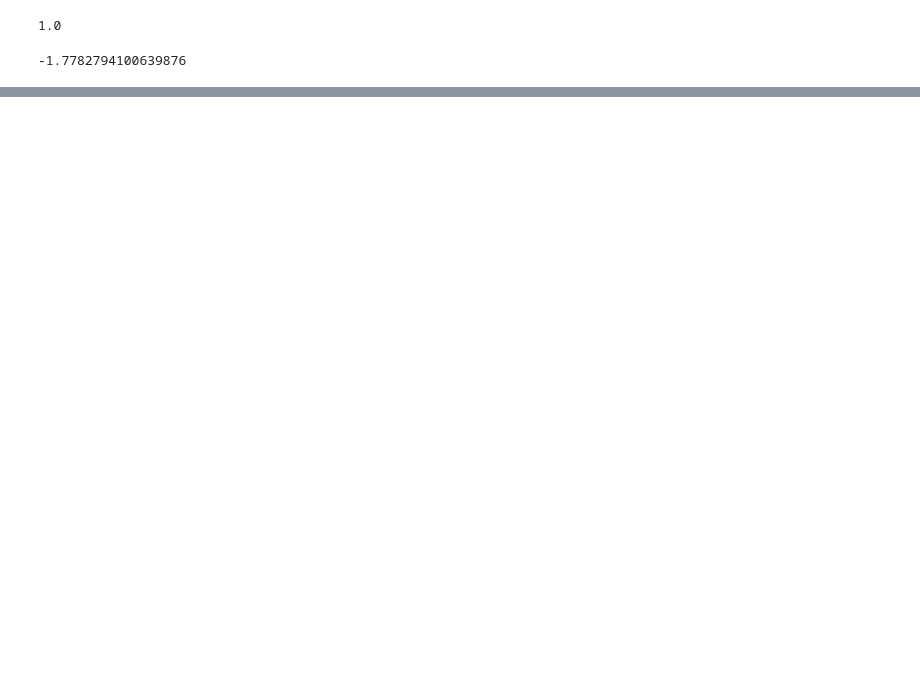
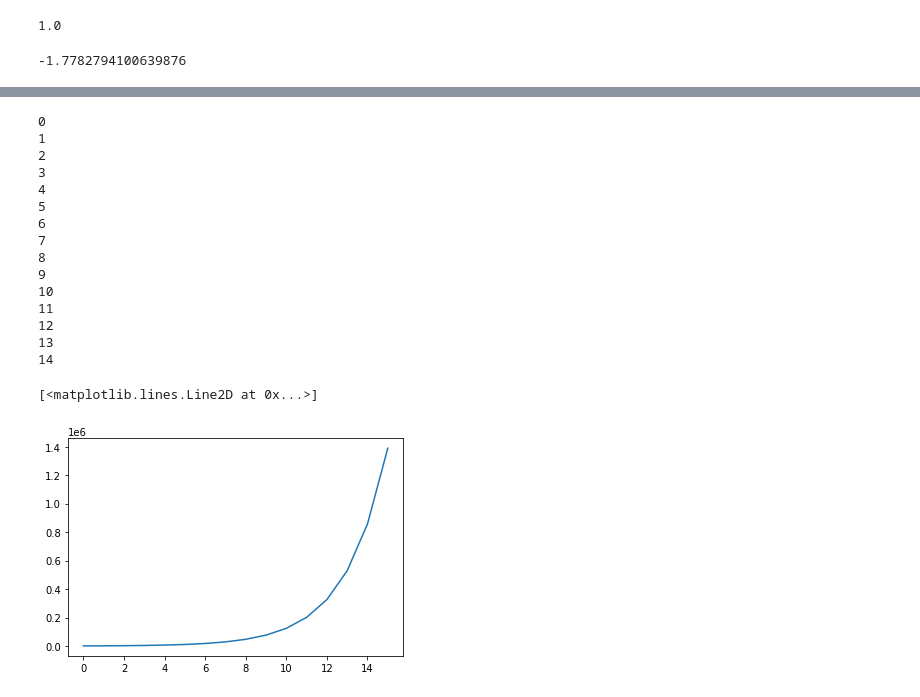
Before and after one commit to mattiastofte/promod, a Jupyter notebook: numeriske metoder/numerisk_matematikk.ipynb, the cells around one changed output, grey strips where cells are left out. Saved outputs shown, nothing was run; the diff lists cells and outputs as text; code cells hidden in the pictures; blank space fills up the shorter version.

```diff
--- a/numeriske metoder/numerisk_matematikk.ipynb
+++ b/numeriske metoder/numerisk_matematikk.ipynb
@@ -55,0 +84,28 @@ print(solve(i,i_der,4))
+# %%
+CFU = [1000]
+time = [0]
+
+for i in range(15):
+    print(i)
+    CFU.append(CFU[i]*1.62)
+    time.append(i+1)
+
+plot(time,CFU)
+# %% [output]
+0
+1
+2
+3
+4
+5
+6
+7
+8
+9
+10
+11
+12
+13
+14
+[<matplotlib.lines.Line2D at 0x...>]
+[figure, added]
```
Also changed, not shown: parts of 3 cells of this notebook, 10 other files.
